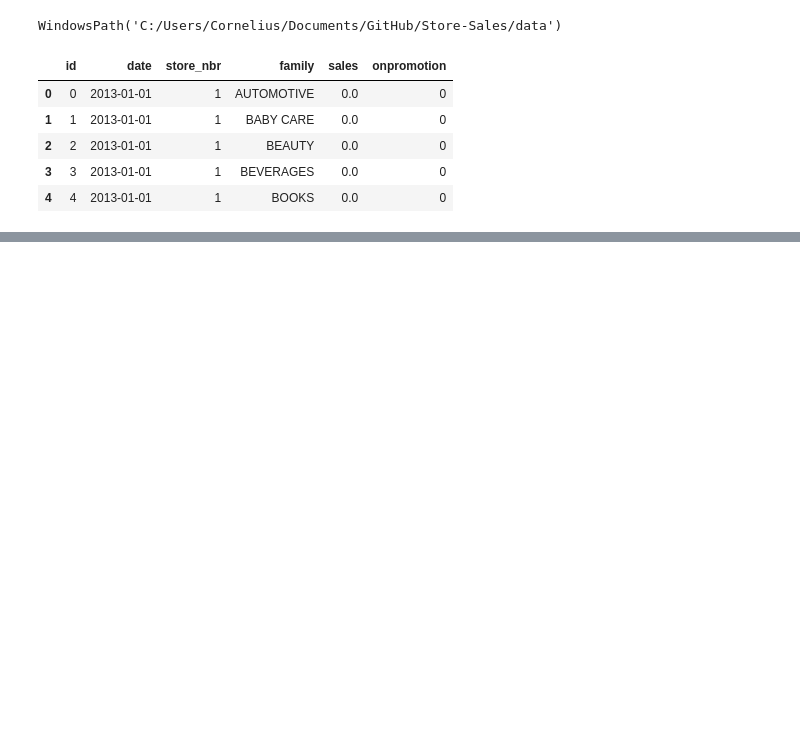
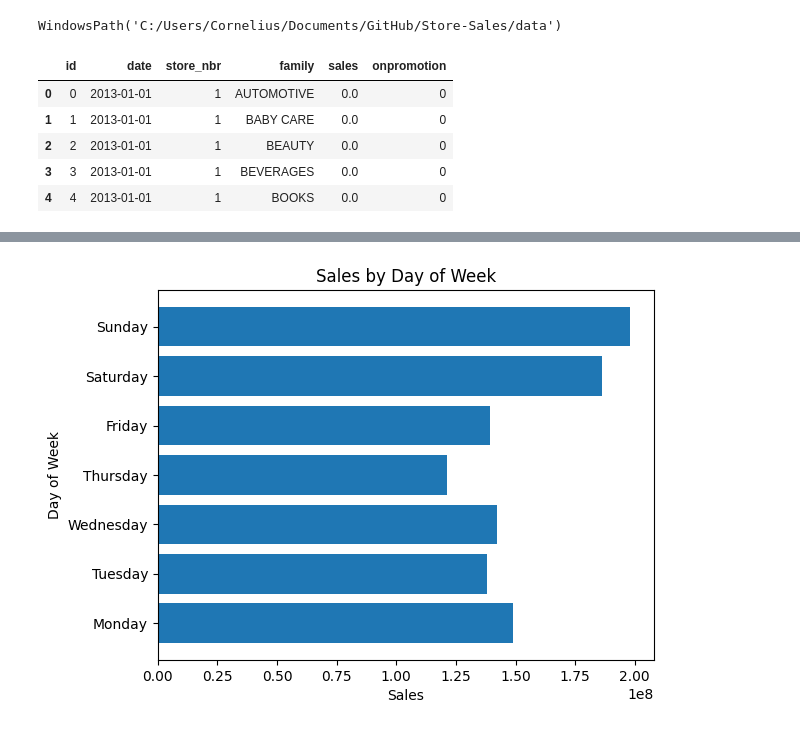
Before and after one commit to coryleroy1/Store-Sales, a Jupyter notebook: code/01_data_exploration.ipynb, the cells around one changed output, grey strips where cells are left out. Cells and saved outputs as stored; diff of their text form; code cells hidden in the pictures; blank space fills up the shorter version.

```diff
--- a/code/01_data_exploration.ipynb
+++ b/code/01_data_exploration.ipynb
@@ -49,0 +111,14 @@ df_train[(df_train['store_nbr']==1) & (df_train['family']=='BEAUTY') & (df_train
+# %%
+dow_sales = df_train.groupby('day_name')['sales'].sum().reset_index()
+day_order = ['Monday', 'Tuesday', 'Wednesday', 'Thursday', 'Friday', 'Saturday', 'Sunday']
+
+dow_sales['day_name'] = pd.Categorical(dow_sales['day_name'], categories=day_order, ordered=True)
+dow_sales.sort_values('day_name', inplace=True)
+
+plt.barh(dow_sales['day_name'], dow_sales['sales'])
+plt.xlabel('Sales')
+plt.ylabel('Day of Week')
+plt.title('Sales by Day of Week')
+plt.show()
+# %% [output]
+[figure, added]
```
Also changed, not shown: parts of 19 cells of this notebook.
